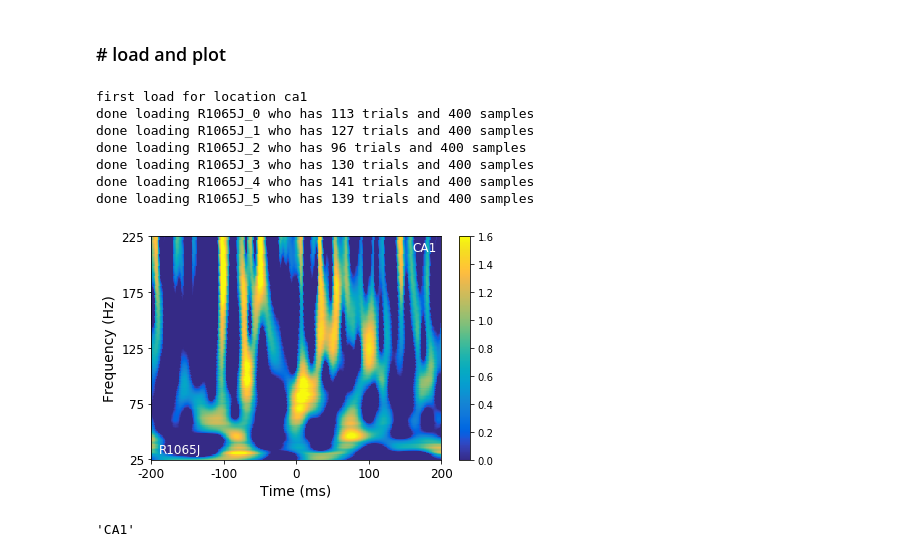
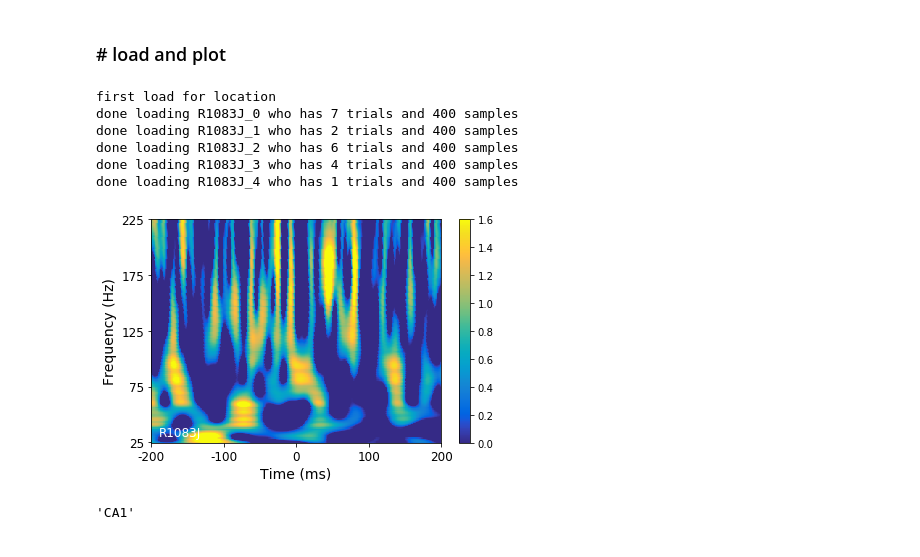
Before and after one commit to jjsakon/SWR, a Jupyter notebook: code/SWRanalysisSubfieldPower.ipynb, the cells around one changed output. Cells and saved outputs as stored; diff of their text form; code cells hidden in the pictures.

Commit message:
2020-12-16 updated location search code to get pre v. post values with current subs

```diff
--- a/code/SWRanalysisSubfieldPower.ipynb
+++ b/code/SWRanalysisSubfieldPower.ipynb
@@ -569,7 +569,7 @@ selected_period = 'surrounding_recall' # surrounding_recall # whole_retrieval #
 recall_type_switch = 6
 
 recall_minimum = 2000 # used if recall_type_switch = 3
-region_name = 'HPC' #'ENT' #'HPC' #HPC_ENT #ENT #HPC # PHC
+region_name = 'PHC' #'ENT' #'HPC' #HPC_ENT #ENT #HPC # PHC
 remove_soz_ictal = False
 ###
 
@@ -1038,13 +1036,14 @@ from joblib import load
 from scipy.signal import resample
 path_name = '/scratch/john/SWR_spectrograms/'
 
-location_selected = 'ca1' # 'ca1'
+location_selected = '' # 'ca1' 'dg'
 
-subs = ['R1065J']
+subs = ['R1083J']
 sub_df = df[(df.subject.isin(subs))  & (df.experiment == exp)] # all sessions for subs
 # sub_df = sub_df[0:1]
 
 first_append = 1
+# use sub_df or half_df depending on what you want to average over
 for row in sub_df.itertuples(): #sub_df.itertuples():  #half_df.itertuples(): ### DON'T CHANGE THIS TO EXP
     try:
         temp_SWR = []
@@ -1065,13 +1064,12 @@ for row in sub_df.itertuples(): #sub_df.itertuples():  #half_df.itertuples(): ##
     except:
         continue
 # %% [output]
-first load for location ca1
-done loading R1065J_0 who has 113 trials and 400 samples
-done loading R1065J_1 who has 127 trials and 400 samples
-done loading R1065J_2 who has 96 trials and 400 samples
-done loading R1065J_3 who has 130 trials and 400 samples
-done loading R1065J_4 who has 141 trials and 400 samples
-done loading R1065J_5 who has 139 trials and 400 samples
+first load for location
+done loading R1083J_0 who has 7 trials and 400 samples
+done loading R1083J_1 who has 2 trials and 400 samples
+done loading R1083J_2 who has 6 trials and 400 samples
+done loading R1083J_3 who has 4 trials and 400 samples
+done loading R1083J_4 who has 1 trials and 400 samples
 # %%
 from general import parula_map
 
@@ -1080,43 +1078,43 @@ single_trial = 1
 
 if single_trial == 1:
 
-    trial = 15
+    trial = 9
     matshow(stats.zscore(SWR_across_sessions[trial,:,:],1), fignum=0, aspect='auto', cmap=parula_map, vmin=0, vmax=1.6) # 'viridis'
 else:
     matshow(np.mean(stats.zscore(SWR_across_sessions,2), 0), fignum=0, aspect='auto', cmap=parula_map, vmin=0, vmax=1.6) # 'viridis'
 
 # y-axis
 gca().invert_yaxis()
 ytick_size = 50
 yticks(np.arange(0,len(freqs),ytick_size), np.arange(25,225.1,ytick_size,dtype=int), fontsize=12) # positions, labels
 # setp(gca().get_yticklabels()[::2], visible=False) # get every other
 ylabel('Frequency (Hz)', fontsize=14)
 
 # x-axis
 gca().xaxis.set_ticks_position('bottom')
 xtick_size = 100
 xticks(np.arange(0,2*morlet_dist+0.1,xtick_size), np.arange(-200,200+0.1,xtick_size,dtype=int),fontsize=12)
 # setp(gca().get_xticklabels()[::2], visible=False)
 xlabel('Time (ms)', fontsize=14)
 
 text(10,5,sub,size=12,color=[1,1,1])
 text(360,187,location_selected.upper(),size=12,color=[1,1,1])
 if single_trial != 1:
     text(10,187,str(np.shape(SWR_across_sessions)[0])+' ripples',size=12,color=[1,1,1])
 colorbar()
 tight_layout()
 
 if save_fig == 1:
     if single_trial == 1:
-        fname = '/home1/john/SWR/figures/spectrograms/single_trials/'+sub+'_'+\
+        fname = '/home1/john/SWR/figures/spectrograms/single_trials/'+sub+'_'+region_name+'_'+\
             location_selected+'_'+str(np.shape(SWR_across_sessions)[0])+'_trial-'+str(trial)+'.pdf'
     else:
-        fname = '/home1/john/SWR/figures/spectrograms/'+sub+'_'+\
+        fname = '/home1/john/SWR/figures/spectrograms/'+sub+'_'+region_name+'_'+\
             location_selected+'_'+str(np.shape(SWR_across_sessions)[0])+'_ripples.pdf'
     savefig(fname,format='pdf')
 a=1;
 # %% [output]
-[figure, old version]
+[figure, new version]
 # %%
 # %% [output]
 'CA1'
```
Also changed, not shown: parts of 1 cell of this notebook, 3 other files.
